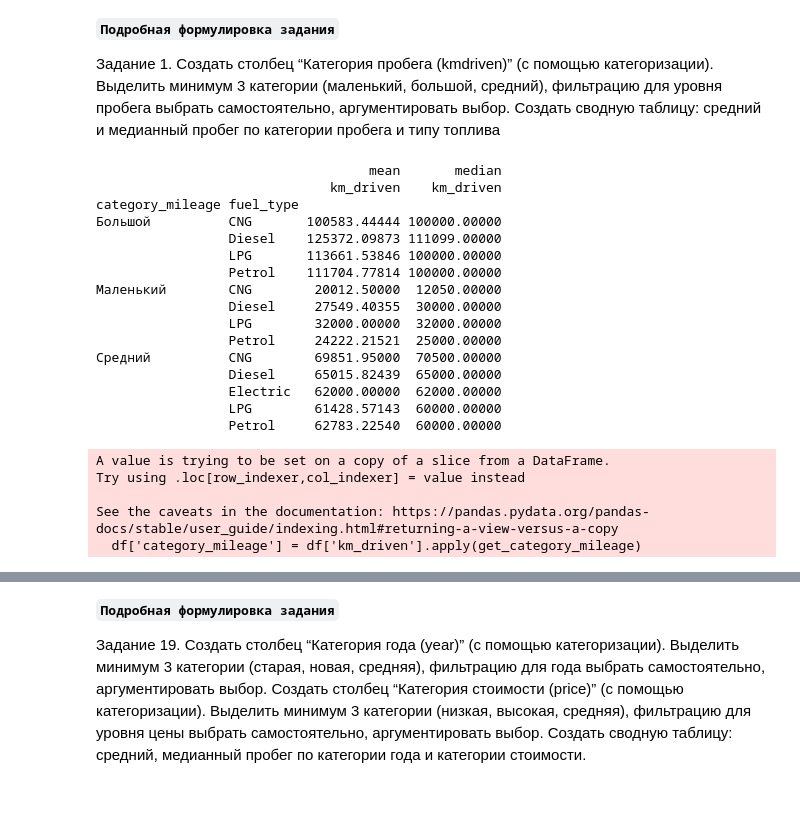
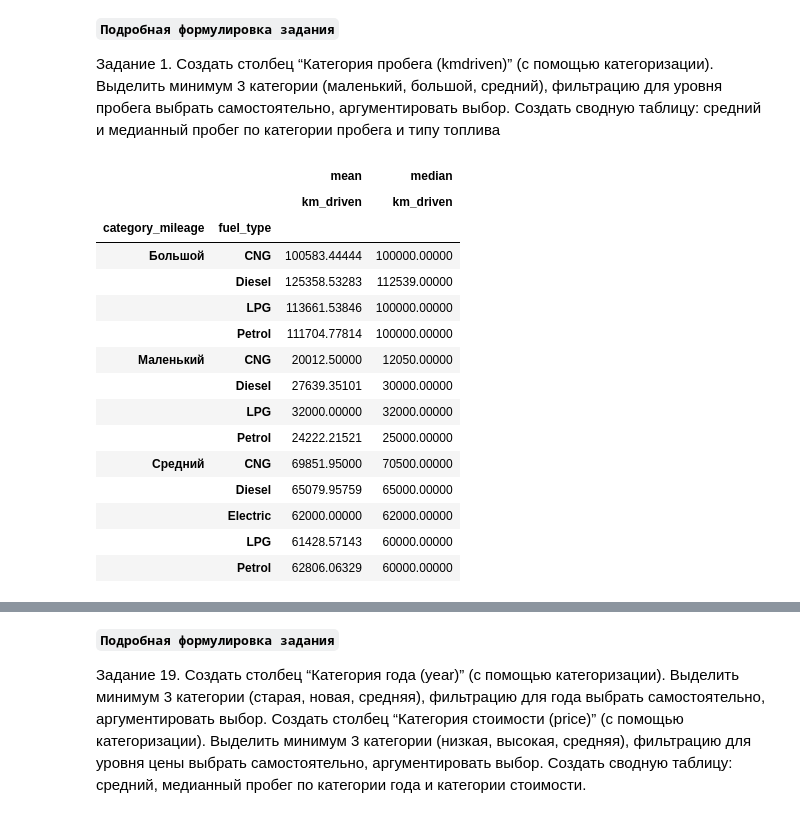
Before and after one commit to Birobizhan/introduction_data_analysis, a Jupyter notebook: lab1/ЛР1_Федоров_9.ipynb, the cells around one changed output, grey strips where cells are left out. Drawn from its saved outputs; the diff is of its cells as text; code cells hidden in the pictures.

```diff
--- a/lab1/ЛР1_Федоров_9.ipynb
+++ b/lab1/ЛР1_Федоров_9.ipynb
@@ -361,16 +327,16 @@ Name: count, dtype: int64
 # %%
 # удалите дубликаты, если они есть
-subset_columns = ['car_name', 'release_year', 'selling_price', 'km_driven', 'fuel_type', 'transmission',]
+subset_columns = ['car_name', 'release_year', 'selling_price', 'km_driven', 'fuel_type', 'transmission', 'owner_type']
 implicit_duplicates = df.duplicated(subset=subset_columns, keep=False)
 
 # Количество неявных дубликатов
 duplicate_count = implicit_duplicates.sum()
 print(f"Количество неявных дубликатов: {duplicate_count}")
 
-# Примеры неявных дубликатов (если они есть)
+# Примеры неявных дубликатов
 if duplicate_count > 0:
     print("\nПримеры неявных дубликатов:")
-    print(df[implicit_duplicates].sort_values(by=subset_columns).head(duplicate_count))
+    display(df[implicit_duplicates].sort_values(by=subset_columns).head(duplicate_count))
 df = df.drop_duplicates(subset=subset_columns, ignore_index=True)
-print(df.info())
+display(df.info())
 # %% [output]
@@ -431,19 +395,20 @@ dtype: object
 # %%
 # Проверьте типы данных, при необходимости измените типы данных, чтобы они соответствовали действительности.
-# Проверяем целочисленность и конвертируем столбцы с количественными данными
+# Конвертация из float64 в int64 для тех данных, что являются целочисленными
+copy_df = df.copy()
 for col in ['selling_price', 'km_driven']:
-    # Используем .loc для явного изменения столбцов
-    if (df[col] % 1 == 0).all():
-        df.loc[:, col] = df[col].astype('int64')
+    # Проверка точно ли все числа в столбце целые
+    if (copy_df[col] % 1 == 0).all():
+        copy_df[col] = copy_df[col].astype('int64')
 
 # Список категориальных столбцов
 categorical_columns = ['fuel_type', 'seller_type', 'transmission', 'owner_type']
-# Конвертируем категориальные столбцы
+# Конвертация столбцов с ограниченным количеством данных из object в category
 for col in categorical_columns:
-    # Используем .loc для явного изменения столбцов
-    df.loc[:, col] = df[col].astype('category')
+    copy_df[col] = copy_df[col].astype('category')
 
+df = copy_df
 print("Итоговые типы данных:")
-print(df.dtypes)
+display(df.dtypes)
 # %% [output]
 Итоговые типы данных:
@@ -651,10 +614,9 @@ Trustmark Dealer             NaN          NaN
 сводную таблицу: средняя и медианная price по категории цены и seller_type.
 # %%
 # код выполнения задания 10
-
-# Объявление границ для разделения на категории
-low = 250000
-high = 509000
+# Объявление границ для разделения на категории по квантилям
+low = df['selling_price'].quantile(0.33)
+high = df['selling_price'].quantile(0.67)
 
 # Функция для присвоения категории
 def get_category_selling_price(selling_price):
@@ -670,5 +632,5 @@ df['category_price'] = df['selling_price'].apply(get_category_selling_price)
 # Сводная таблица
 pivot_table =  df.pivot_table(index=['category_price', 'seller_type'], values='selling_price', aggfunc=['mean', 'median'])
 
-print(pivot_table)
+display(pivot_table)
 # %% [output]
@@ -709,51 +665,42 @@ See the caveats in the documentation: https://pandas.pydata.org/pandas-docs/stab
 # %%
 # код выполнения задания 1
 
-# Объявление границ для разделения на категории
-# Способ с квантилями
+# Объявление границ для разделения на категории по квантилям
 low = df['km_driven'].quantile(0.33)
 high = df['km_driven'].quantile(0.67)
-# Способ через ручной ввод
-# low = 50000
-# high = 150000
 
 # Функция для присвоения категории
 def get_category_mileage(km):
     if km <= low:
         return 'Маленький'
     elif km <= high:
         return 'Средний'
     else:
         return 'Большой'
 
 # Создание столбца с типом категории
 df['category_mileage'] = df['km_driven'].apply(get_category_mileage)
 # Сводная таблица
 pivot_table =  df.pivot_table(index=['category_mileage', 'fuel_type'], values='km_driven', aggfunc=['mean', 'median'])
 
-print(pivot_table)
+display(pivot_table)
 # %% [output]
-                                   mean       median
-                              km_driven    km_driven
-category_mileage fuel_type
-Большой          CNG       100583.44444 100000.00000
-                 Diesel    125372.09873 111099.00000
-                 LPG       113661.53846 100000.00000
-                 Petrol    111704.77814 100000.00000
-Маленький        CNG        20012.50000  12050.00000
-                 Diesel     27549.40355  30000.00000
-                 LPG        32000.00000  32000.00000
-                 Petrol     24222.21521  25000.00000
-Средний          CNG        69851.95000  70500.00000
-                 Diesel     65015.82439  65000.00000
-                 Electric   62000.00000  62000.00000
-                 LPG        61428.57143  60000.00000
-                 Petrol     62783.22540  60000.00000
-A value is trying to be set on a copy of a slice from a DataFrame.
-Try using .loc[row_indexer,col_indexer] = value instead
-
-See the caveats in the documentation: https://pandas.pydata.org/pandas-docs/stable/user_guide/indexing.html#returning-a-view-versus-a-copy
-  df['category_mileage'] = df['km_driven'].apply(get_category_mileage)
+|  |  | mean | median |
+|  |  | km_driven | km_driven |
+| category_mileage | fuel_type |  |  |
+| Большой | CNG | 100583.44444 | 100000.00000 |
+|  | Diesel | 125358.53283 | 112539.00000 |
+|  | LPG | 113661.53846 | 100000.00000 |
+|  | Petrol | 111704.77814 | 100000.00000 |
+| Маленький | CNG | 20012.50000 | 12050.00000 |
+|  | Diesel | 27639.35101 | 30000.00000 |
+|  | LPG | 32000.00000 | 32000.00000 |
+|  | Petrol | 24222.21521 | 25000.00000 |
+| Средний | CNG | 69851.95000 | 70500.00000 |
+|  | Diesel | 65079.95759 | 65000.00000 |
+|  | Electric | 62000.00000 | 62000.00000 |
+|  | LPG | 61428.57143 | 60000.00000 |
+|  | Petrol | 62806.06329 | 60000.00000 |
 # %% [markdown]
 #### Вывод по заданию 1
 
```
Also changed, not shown: parts of 34 cells of this notebook, 1 other file.
